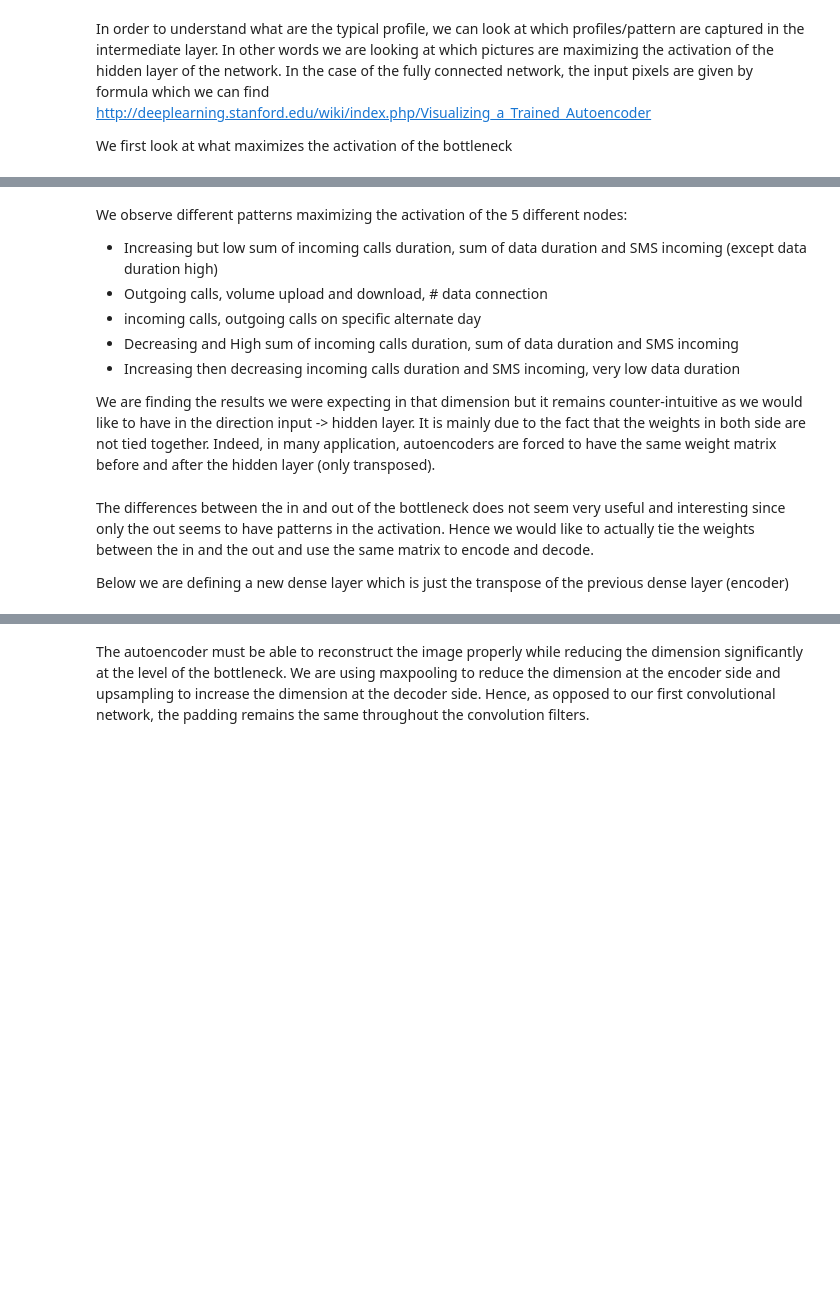
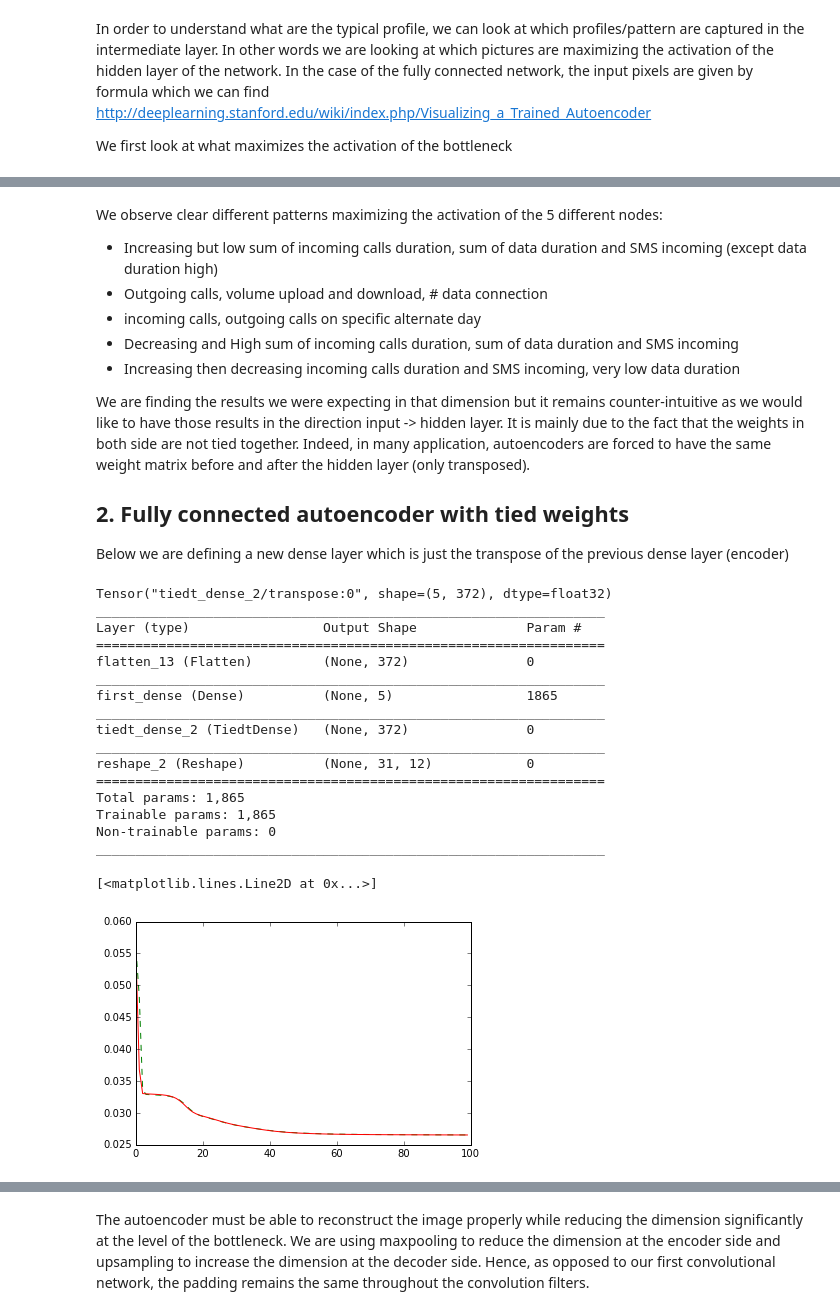
Before and after one commit to CyrilleDS/Business-Deep-Learning, a Jupyter notebook: Autoencoders for Business.ipynb, the cells around one changed output, grey strips where cells are left out. Cells and saved outputs as stored; diff of their text form; code cells hidden in the pictures; blank space fills up the shorter version.

```diff
--- a/Autoencoders for Business.ipynb
+++ b/Autoencoders for Business.ipynb
@@ -244,16 +248,17 @@ plt.show()
 # %% [markdown]
-We observe different patterns maximizing the activation of the 5 different nodes:
+We observe clear different patterns maximizing the activation of the 5 different nodes:
 - Increasing but low sum of incoming calls duration, sum of data duration and SMS incoming (except data duration high)
 - Outgoing calls, volume upload and download, # data connection
 - incoming calls, outgoing calls on specific alternate day
 - Decreasing and High sum of incoming calls duration, sum of data duration and SMS incoming
 - Increasing then decreasing incoming calls duration and SMS incoming, very low data duration
 
-We are finding the results we were expecting in that dimension but it remains counter-intuitive as we would like to have in the direction input -> hidden layer. It is mainly due to the fact that the weights in both side are not tied together. Indeed, in many application, autoencoders are forced to have the same weight matrix before and after the hidden layer (only transposed).
+We are finding the results we were expecting in that dimension but it remains counter-intuitive as we would like to have those results in the direction input -> hidden layer. It is mainly due to the fact that the weights in both side are not tied together. Indeed, in many application, autoencoders are forced to have the same weight matrix before and after the hidden layer (only transposed).
+
+
+## 2. Fully connected autoencoder with tied weights
+
+Below we are defining a new dense layer which is just the transpose of the previous dense layer (encoder)
-# %% [markdown]
-The differences between the in and out of the bottleneck does not seem very useful and interesting since only the out seems to have patterns in the activation. Hence we would like to actually tie the weights between the in and the out and use the same matrix to encode and decode.
-
-Below we are defining a new dense layer which is just the transpose of the previous dense layer (encoder)
 # %%
 class TiedtDense(Dense):
     def __init__(self, output_dim, master_layer, name, kernel='glorot_uniform', activation='linear',**kwargs):
@@ -277,23 +282,42 @@ class TiedtDense(Dense):
 # %%
 from keras import models
 
 autoencoder = models.Sequential()
 
 x1 = Flatten(input_shape = (31,12))
 autoencoder.add(x1)
 d =  Dense(5,activation='relu', name = "first_dense")
 autoencoder.add(d)
 d_t = TiedtDense(output_dim = 372, master_layer = d, name ="tied_dense")
 autoencoder.add(d_t)
 reshape = Reshape((31,12))
 autoencoder.add(reshape)
 
 #autoencoder = Model(input_img, decoded)
 autoencoder.summary()
 
 
-autoencoder.compile(loss='mean_squared_error', optimizer=RMSprop())
+autoencoder.compile(loss='mean_squared_error', optimizer='adadelta')
 my_model = autoencoder.fit(X_train_encoder, X_train_encoder, epochs = 100, batch_size=128, verbose = False, shuffle=True, validation_data=(X_test_encoder, X_test_encoder))
 
 plt.plot(my_model.epoch, my_model.history['loss'], 'g--')
 plt.plot(my_model.epoch, my_model.history['val_loss'], 'r-')
+# %% [output]
+Tensor("tiedt_dense_2/transpose:0", shape=(5, 372), dtype=float32)
+_________________________________________________________________
+Layer (type)                 Output Shape              Param #
+=================================================================
+flatten_13 (Flatten)         (None, 372)               0
+_________________________________________________________________
+first_dense (Dense)          (None, 5)                 1865
+_________________________________________________________________
+tiedt_dense_2 (TiedtDense)   (None, 372)               0
+_________________________________________________________________
+reshape_2 (Reshape)          (None, 31, 12)            0
+=================================================================
+Total params: 1,865
+Trainable params: 1,865
+Non-trainable params: 0
+_________________________________________________________________
+[<matplotlib.lines.Line2D at 0x...>]
+[figure, added]
```
Also changed, not shown: parts of 24 cells of this notebook.
